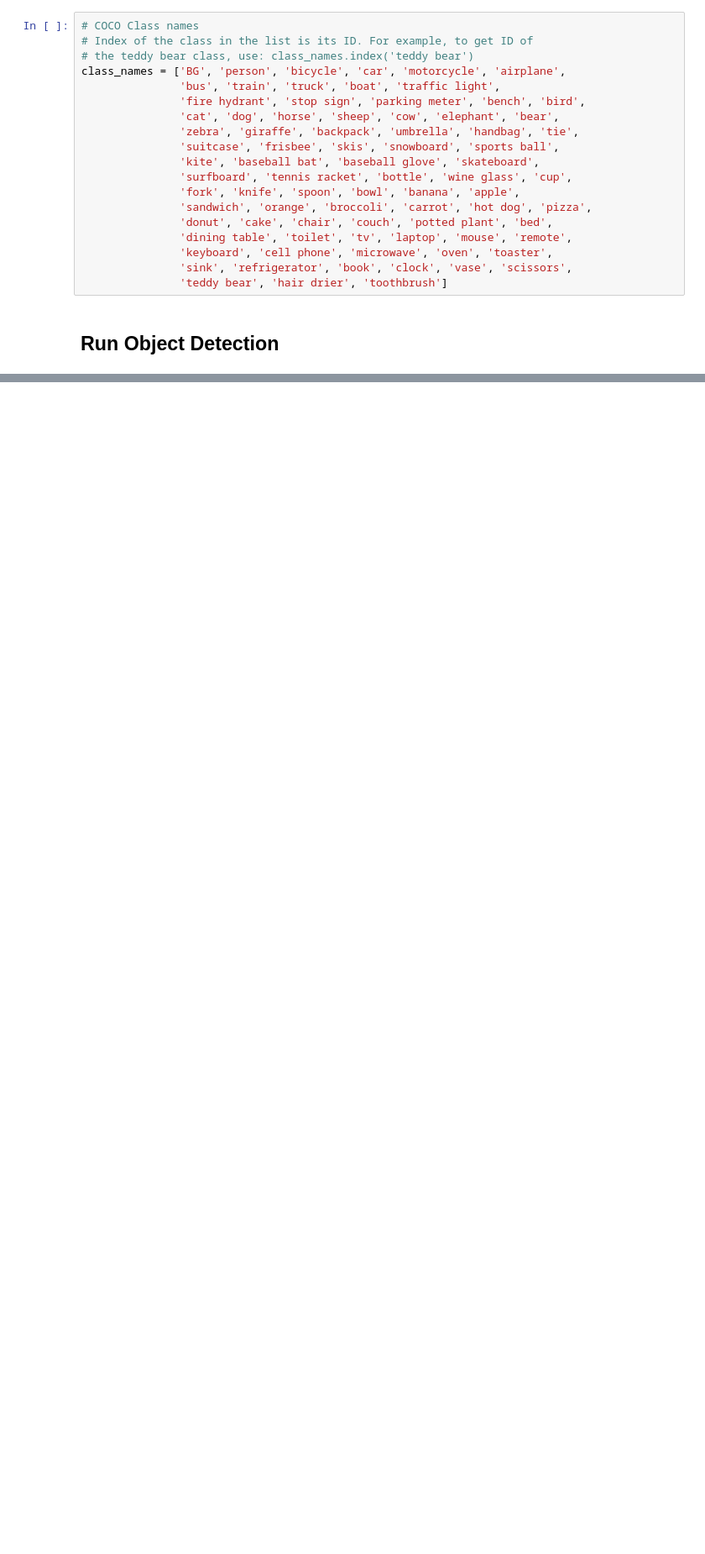
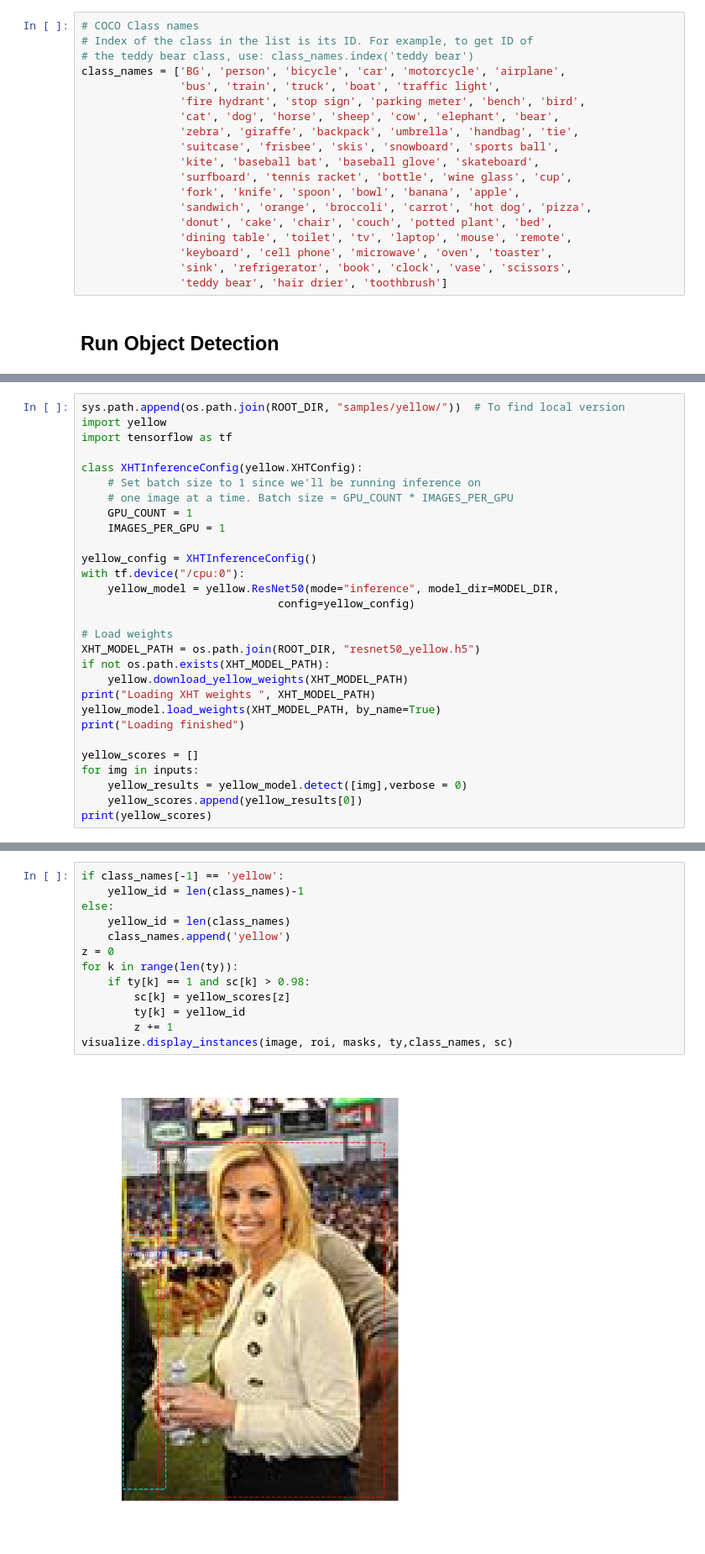
Before and after one commit to TDteach/Mask_RCNN, a Jupyter notebook: samples/demo.ipynb, the cells around one changed output, grey strips where cells are left out. Shown at 84% size. Drawn from its saved outputs; the diff is of its cells as text; blank space fills up the shorter version.

```diff
--- a/samples/demo.ipynb
+++ b/samples/demo.ipynb
@@ -159,0 +183,29 @@ anchors                  shape: (1, 261888, 4)        min:   -0.35390  max:    1
+# %%
+sys.path.append(os.path.join(ROOT_DIR, "samples/yellow/"))  # To find local version
+import yellow
+import tensorflow as tf
+
+class XHTInferenceConfig(yellow.XHTConfig):
+    # Set batch size to 1 since we'll be running inference on
+    # one image at a time. Batch size = GPU_COUNT * IMAGES_PER_GPU
+    GPU_COUNT = 1
+    IMAGES_PER_GPU = 1
+
+yellow_config = XHTInferenceConfig()
+with tf.device("/cpu:0"):
+    yellow_model = yellow.ResNet50(mode="inference", model_dir=MODEL_DIR,
+                              config=yellow_config)
+
+# Load weights
+XHT_MODEL_PATH = os.path.join(ROOT_DIR, "resnet50_yellow.h5")
+if not os.path.exists(XHT_MODEL_PATH):
+    yellow.download_yellow_weights(XHT_MODEL_PATH)
+print("Loading XHT weights ", XHT_MODEL_PATH)
+yellow_model.load_weights(XHT_MODEL_PATH, by_name=True)
+print("Loading finished")
+
+yellow_scores = []
+for img in inputs:
+    yellow_results = yellow_model.detect([img],verbose = 0)
+    yellow_scores.append(yellow_results[0])
+print(yellow_scores)
@@ -159,0 +214,15 @@ anchors                  shape: (1, 261888, 4)        min:   -0.35390  max:    1
+# %%
+if class_names[-1] == 'yellow':
+    yellow_id = len(class_names)-1
+else:
+    yellow_id = len(class_names)
+    class_names.append('yellow')
+z = 0
+for k in range(len(ty)):
+    if ty[k] == 1 and sc[k] > 0.98:
+        sc[k] = yellow_scores[z]
+        ty[k] = yellow_id
+        z += 1
+visualize.display_instances(image, roi, masks, ty,class_names, sc)
+# %% [output]
+[figure, added]
```
Also changed, not shown: parts of 6 cells of this notebook, 7 other files.
